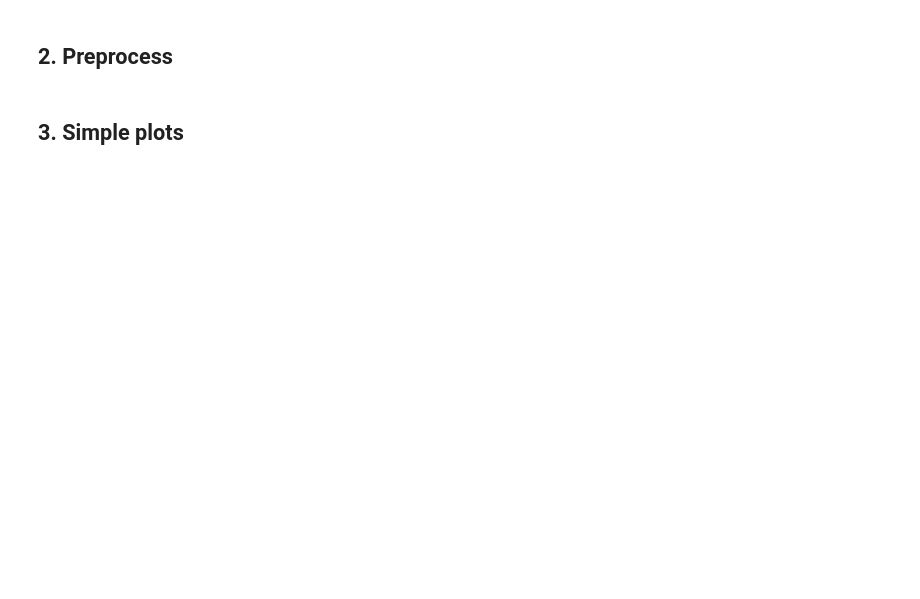
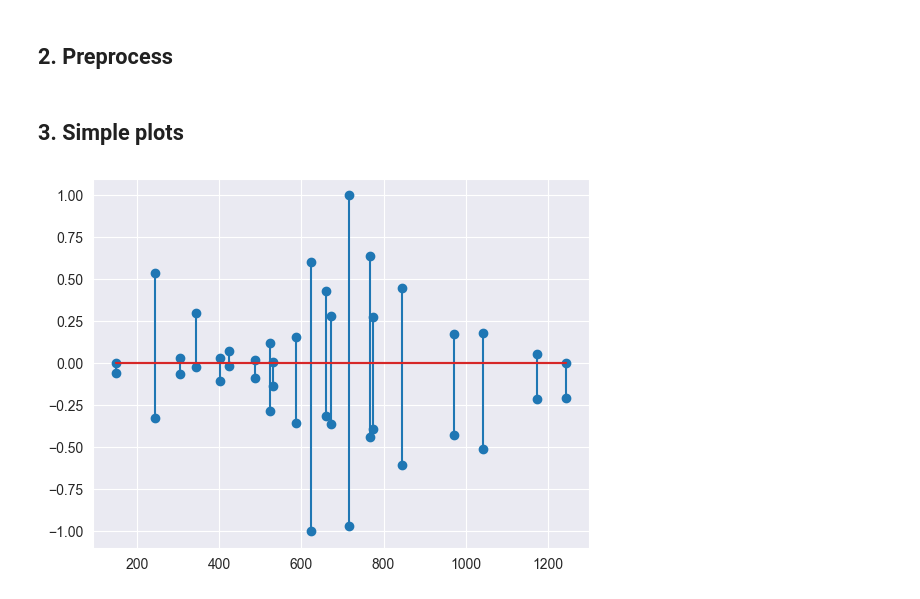
Before and after one commit to GeorgWa/alphadia-validate, a Jupyter notebook: notebooks/showcase.ipynb, the cells around one changed output. Drawn from its saved outputs; the diff is of its cells as text; code cells hidden in the pictures; blank space fills up the shorter version.

```diff
--- a/notebooks/showcase.ipynb
+++ b/notebooks/showcase.ipynb
@@ -20,7 +27,13 @@ mz_library, intensity_library, dense = some_method_name(selected_hash, precursor
+# %%
+library_wrapper = SpectrumSlicer(spectral_library_flat, precursor_df, dia_data)
+
+mz_library, intensity_library, spectrum_slice = library_wrapper.get_by_hash(selected_hash)
 # %% [markdown]
 ## 3. Simple plots
 # %%
 from notebooks.showcase.plots_original import plot_simple_mirror
-plot_simple_mirror(dense, intensity_library, mz_library)
+plot_simple_mirror(spectrum_slice, intensity_library, mz_library)
+# %% [output]
+[figure, added]
 # %%
 from notebooks.showcase.plots_original import plot_simple_xic
```
Also changed, not shown: parts of 6 cells of this notebook, 3 other files.
